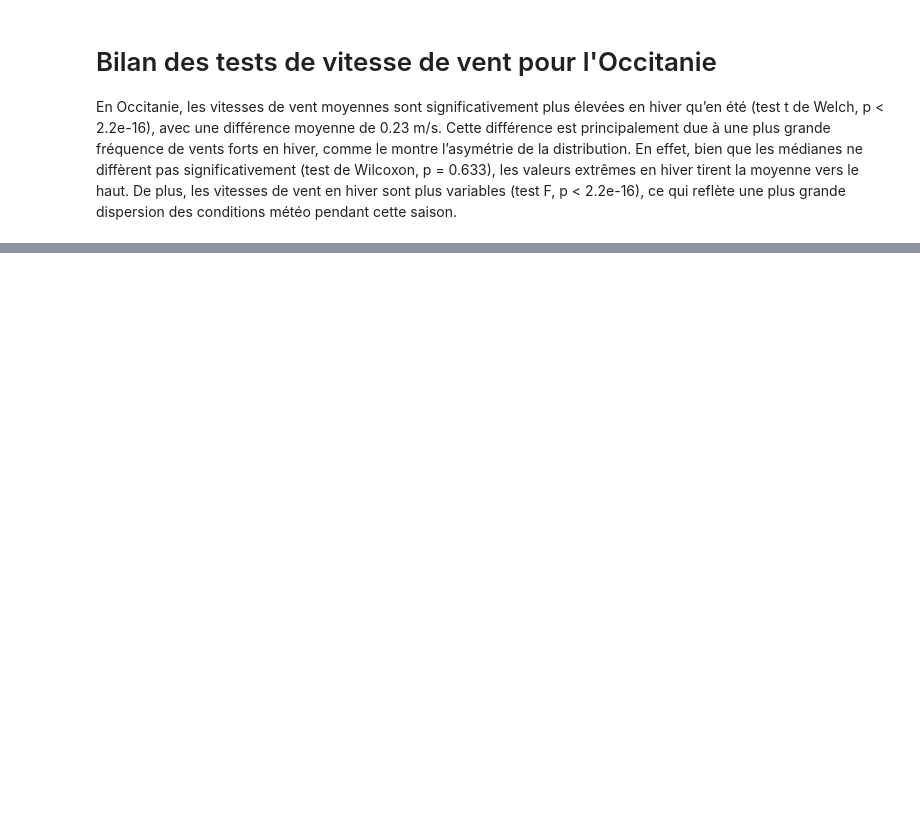
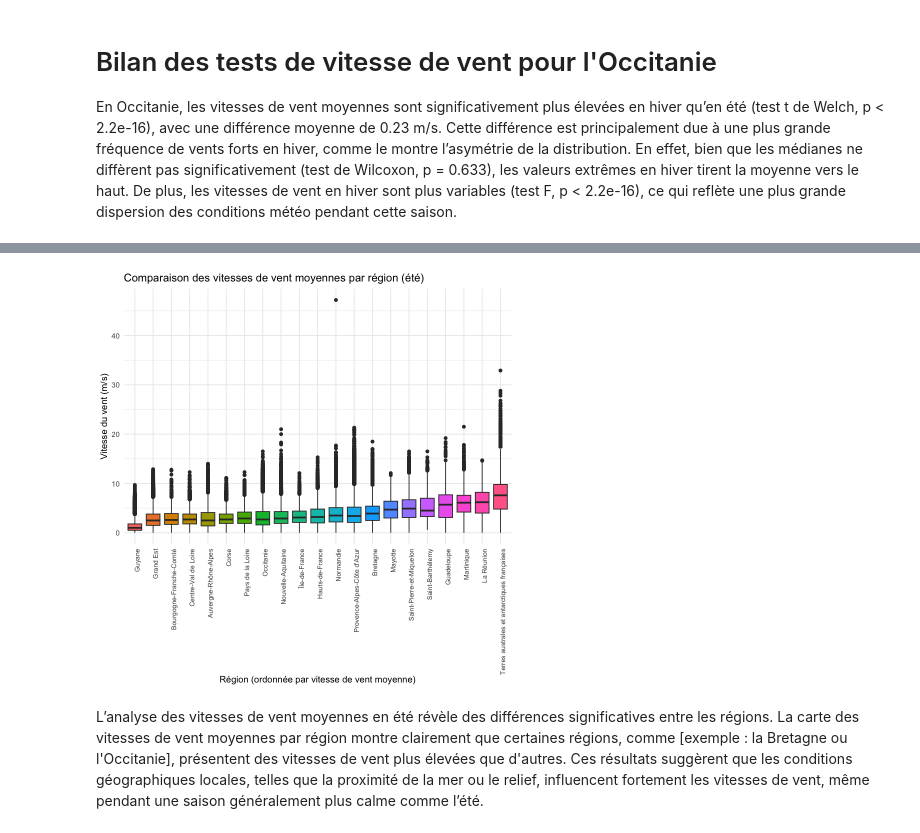
Before and after one commit to thomasdepic/SDD-BE-meteo, a Jupyter notebook: questions/3_test_parmetre.ipynb, the cells around one changed output, grey strips where cells are left out. Drawn from its saved outputs; the diff is of its cells as text; code cells hidden in the pictures; blank space fills up the shorter version.

```diff
--- a/questions/3_test_parmetre.ipynb
+++ b/questions/3_test_parmetre.ipynb
@@ -226,0 +365,23 @@ En Occitanie, les vitesses de vent moyennes sont significativement plus élevée
+# %%
+# Calculer la vitesse de vent moyenne par région
+region_means <- df_ete_clean %>%
+  group_by(`region..name.`) %>%
+  summarise(mean_wind = mean(`Vitesse.du.vent.moyen.10.mn`)) %>%
+  arrange(mean_wind)  # Trier par vitesse de vent moyenne
+
+# Créer un facteur ordonné pour les régions
+df_ete_clean$`region..name.` <- factor(df_ete_clean$`region..name.`, levels = region_means$`region..name.`)
+
+# Boxplot amélioré
+ggplot(df_ete_clean, aes(x = `region..name.`, y = `Vitesse.du.vent.moyen.10.mn`, fill = `region..name.`)) +
+  geom_boxplot() +
+  labs(title = "Comparaison des vitesses de vent moyennes par région (été)",
+       x = "Région (ordonnée par vitesse de vent moyenne)",
+       y = "Vitesse du vent (m/s)") +
+  theme_minimal() +
+  theme(axis.text.x = element_text(angle = 90, hjust = 1, size = 8),
+        legend.position = "none")  # Supprimer la légende pour éviter la surcharge
+# %% [output]
+[figure, added]
+# %% [markdown]
+L’analyse des vitesses de vent moyennes en été révèle des différences significatives entre les régions. La carte des vitesses de vent moyennes par région montre clairement que certaines régions, comme [exemple : la Bretagne ou l'Occitanie], présentent des vitesses de vent plus élevées que d'autres. Ces résultats suggèrent que les conditions géographiques locales, telles que la proximité de la mer ou le relief, influencent fortement les vitesses de vent, même pendant une saison généralement plus calme comme l’été.
```
Also changed, not shown: parts of 24 cells of this notebook.
